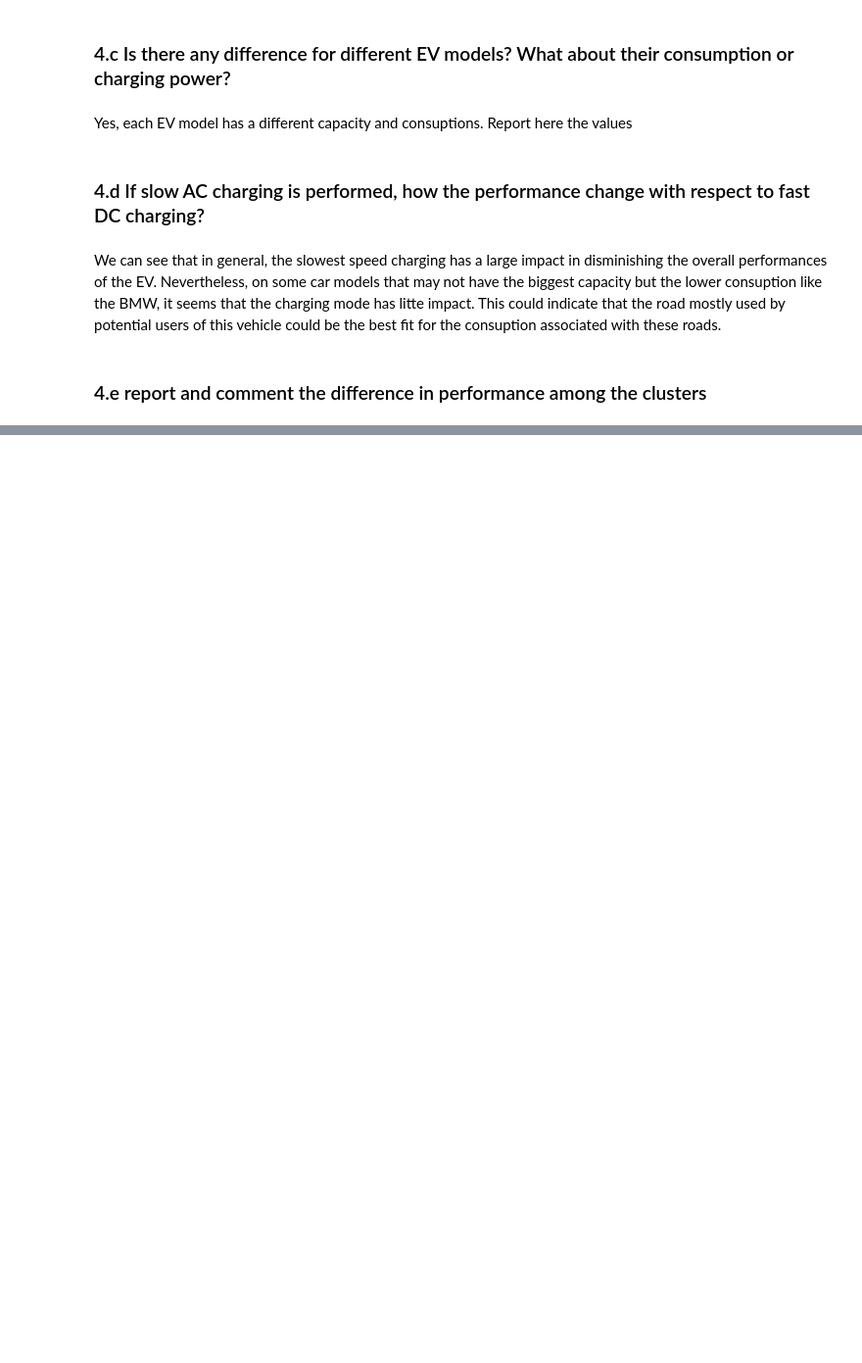
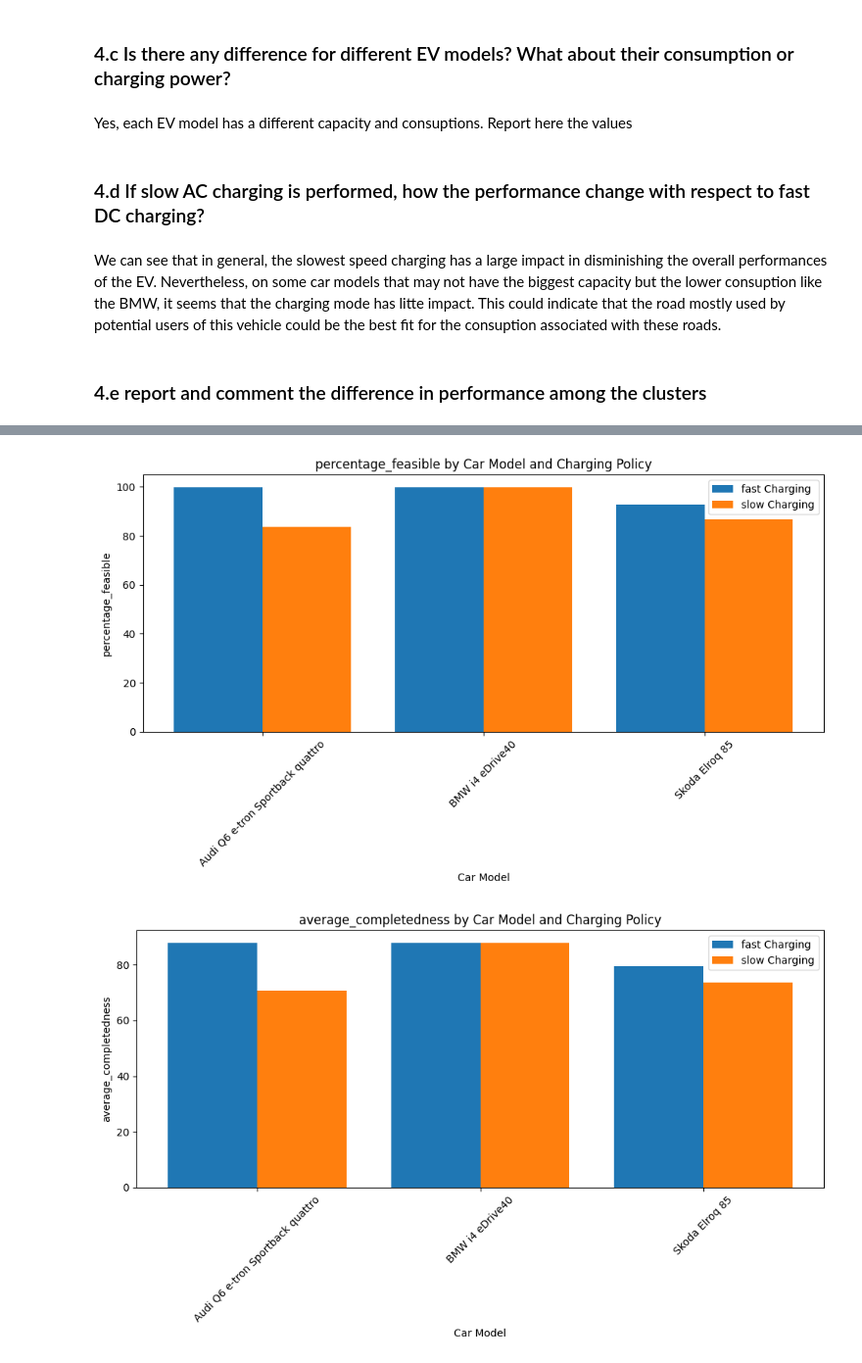
Before and after one commit to Djoulia/ICT4SM_lab3, a Jupyter notebook: main.ipynb, the cells around one changed output, grey strips where cells are left out. Shown at 98% size. Drawn from its saved outputs; the diff is of its cells as text; code cells hidden in the pictures; blank space fills up the shorter version.

```diff
--- a/main.ipynb
+++ b/main.ipynb
@@ -936,0 +940,44 @@ for policy in ['slow', 'fast']:
+# %%
+import matplotlib.pyplot as plt
+import pandas as pd
+
+# Assuming final_summary already exists and contains the aggregated performance metrics
+
+# Metrics to plot
+metrics = ["percentage_feasible", "average_completedness", "end_of_day_battery"]
+charging_policies = ["fast", "slow"]
+
+# Loop through each metric to generate a bar plot
+for metric in metrics:
+    plt.figure(figsize=(10, 6))
+
+    # Prepare data for the current metric
+    metric_data = final_summary[['car_model', 'charging_policy', metric]]
+
+    # Create positions for the bars
+    car_models = metric_data['car_model'].unique()
+    x = range(len(car_models))  # Base positions for each car model
+    bar_width = 0.4  # Width of each bar
+
+    # Plot bars for each charging policy
+    for i, policy in enumerate(charging_policies):
+        policy_data = metric_data[metric_data['charging_policy'] == policy]
+        policy_values = [policy_data[policy_data['car_model'] == model][metric].values[0] if model in policy_data['car_model'].values else 0 for model in car_models]
+
+        # Adjust the positions of the bars
+        positions = [pos + i * bar_width for pos in x]
+
+        # Plot the bars
+        plt.bar(positions, policy_values, bar_width, label=f"{policy} Charging")
+
+    # Customize the plot
+    plt.xticks([pos + bar_width / 2 for pos in x], car_models, rotation=45)
+    plt.title(f"{metric} by Car Model and Charging Policy")
+    plt.xlabel("Car Model")
+    plt.ylabel(metric)
+    plt.legend()
+    plt.tight_layout()
+    plt.show()
+# %% [output]
+[figure, added]
+[figure, added]
```
Also changed, not shown: parts of 4 cells of this notebook.
